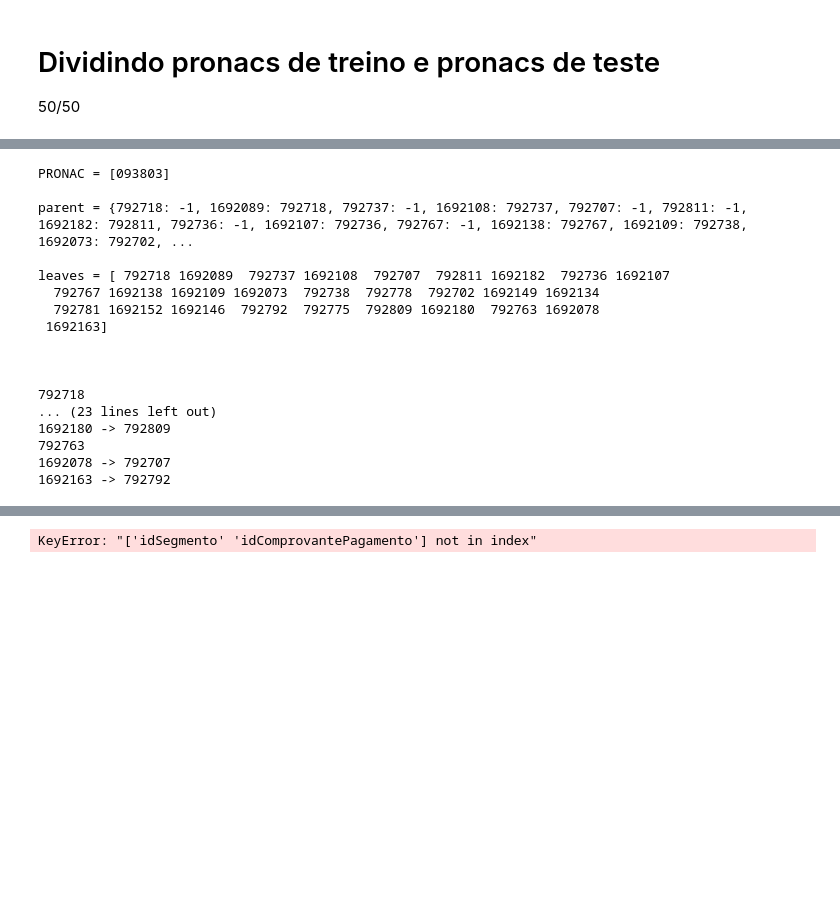
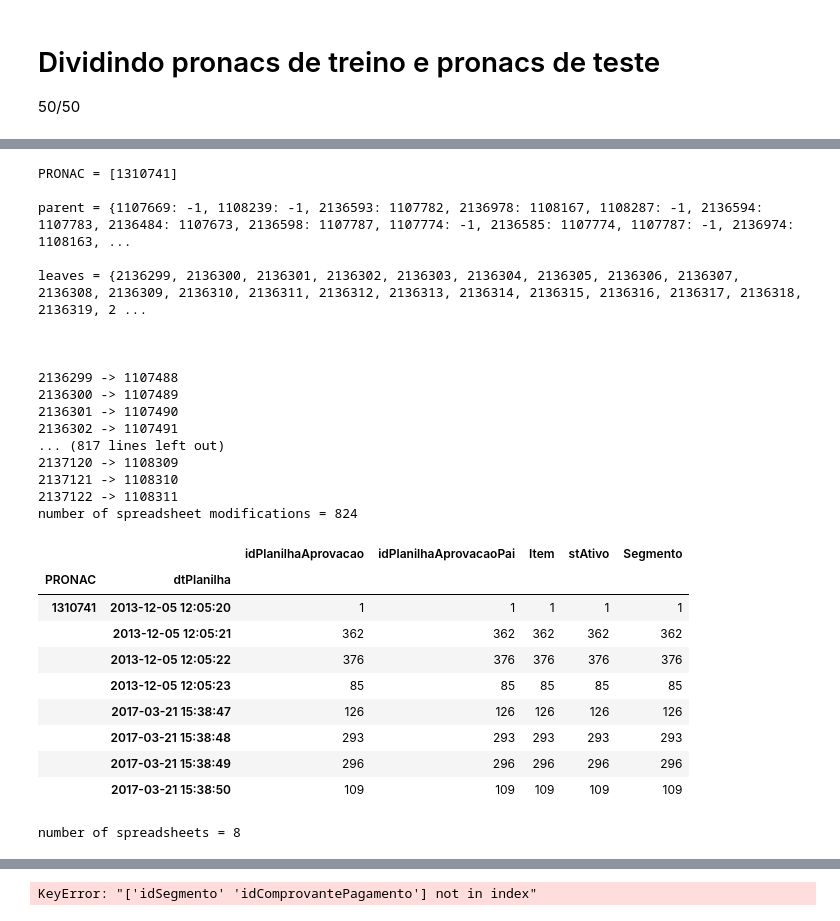
Before and after one commit to lappis-unb/salic-ml, a Jupyter notebook: notebooks/doing/feature_spreadsheet.ipynb, the cells around one changed output, grey strips where cells are left out. Drawn from its saved outputs; the diff is of its cells as text; code cells hidden in the pictures; blank space fills up the shorter version.

Commit message:
Number of spreadsheet modifications, number of spreadsheets

```diff
--- a/notebooks/doing/feature_spreadsheet.ipynb
+++ b/notebooks/doing/feature_spreadsheet.ipynb
@@ -144,6 +139,7 @@ ST_ATIVO = 'stAtivo'
 NULL_PARENT = -1
 # %%
 def print_tree(parent, node):
+    """ Prints path from leaf to root (in a list form)"""
     print(node, end='')
     father = parent[node]
     if father != NULL_PARENT:
@@ -163,43 +159,70 @@ def print_forest(pronac, parent, leaves):
 # %%
 def init_parent_data(rows):
     parent = {}
-    leaves = rows.idPlanilhaAprovacao.unique()
+    leaves = set(rows.idPlanilhaAprovacao.unique())
 
     for index, row in rows.iterrows():
         pronac = row[PRONAC]
         item_id = row[ITEM_ID]
         parent_id = row[PARENT_ID]
         parent[item_id] = parent_id
 
         try:
             leaves.remove(parent_id)
-        except:
-            # parent_id was already removed before
+        except KeyError:
+            """parent_id was removed before or its a NULL_PARENT"""
             pass
-
     return parent, leaves
 
-pronac = '093803'
+def get_number_of_spreadsheet_modifications(items, leaves):
+    all_items_ids = rows.idPlanilhaAprovacao.unique()
+    modifications = all_items_ids.size - len(leaves)
+    return modifications
+
+def get_number_of_spreadsheets(items):
+    date_group = items.groupby(['PRONAC', 'dtPlanilha']).count()
+    display(date_group)
+    return len(date_group)
+
+
+pronac = '1310741'
 rows = dt_train[dt_train.PRONAC == pronac]
 #display(rows)
 
 parent, leaves = init_parent_data(rows)
 print_forest(pronac, parent, leaves)
+
+modifications = get_number_of_spreadsheet_modifications(rows, leaves)
+print('number of spreadsheet modifications = {}'.format(modifications))
+
+number_spreadsheets = get_number_of_spreadsheets(rows)
+print('number of spreadsheets = {}'.format(number_spreadsheets))
 # %% [output]
-PRONAC = [093803]
+PRONAC = [1310741]
 
-parent = {792718: -1, 1692089: 792718, 792737: -1, 1692108: 792737, 792707: -1, 792811: -1, 1692182: 792811, 792736: -1, 1692107: 792736, 792767: -1, 1692138: 792767, 1692109: 792738, 1692073: 792702, ...
+parent = {1107669: -1, 1108239: -1, 2136593: 1107782, 2136978: 1108167, 1108287: -1, 2136594: 1107783, 2136484: 1107673, 2136598: 1107787, 1107774: -1, 2136585: 1107774, 1107787: -1, 2136974: 1108163, ...
 
-leaves = [ 792718 1692089  792737 1692108  792707  792811 1692182  792736 1692107
-  792767 1692138 1692109 1692073  792738  792778  792702 1692149 1692134
-  792781 1692152 1692146  792792  792775  792809 1692180  792763 1692078
- 1692163]
+leaves = {2136299, 2136300, 2136301, 2136302, 2136303, 2136304, 2136305, 2136306, 2136307, 2136308, 2136309, 2136310, 2136311, 2136312, 2136313, 2136314, 2136315, 2136316, 2136317, 2136318, 2136319, 2 ...
 
 
 
-792718
-... (23 lines left out)
-1692180 -> 792809
-792763
-1692078 -> 792707
-1692163 -> 792792
+2136299 -> 1107488
+2136300 -> 1107489
+2136301 -> 1107490
+2136302 -> 1107491
+... (817 lines left out)
+2137120 -> 1108309
+2137121 -> 1108310
+2137122 -> 1108311
+number of spreadsheet modifications = 824
+|  |  | idPlanilhaAprovacao | idPlanilhaAprovacaoPai | Item | stAtivo | Segmento |
+| PRONAC | dtPlanilha |  |  |  |  |  |
+| 1310741 | 2013-12-05 12:05:20 | 1 | 1 | 1 | 1 | 1 |
+|  | 2013-12-05 12:05:21 | 362 | 362 | 362 | 362 | 362 |
+|  | 2013-12-05 12:05:22 | 376 | 376 | 376 | 376 | 376 |
+|  | 2013-12-05 12:05:23 | 85 | 85 | 85 | 85 | 85 |
+|  | 2017-03-21 15:38:47 | 126 | 126 | 126 | 126 | 126 |
+|  | 2017-03-21 15:38:48 | 293 | 293 | 293 | 293 | 293 |
+|  | 2017-03-21 15:38:49 | 296 | 296 | 296 | 296 | 296 |
+|  | 2017-03-21 15:38:50 | 109 | 109 | 109 | 109 | 109 |
+number of spreadsheets = 8
```
Also changed, not shown: parts of 9 cells of this notebook.
